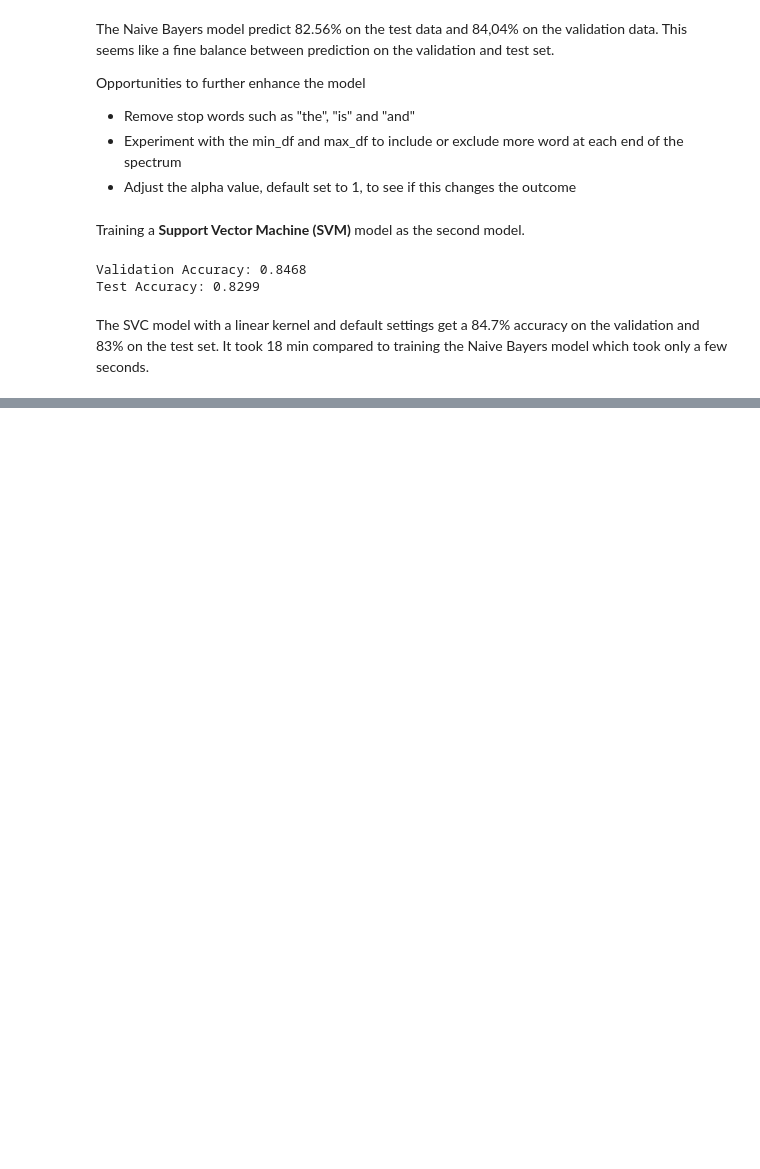
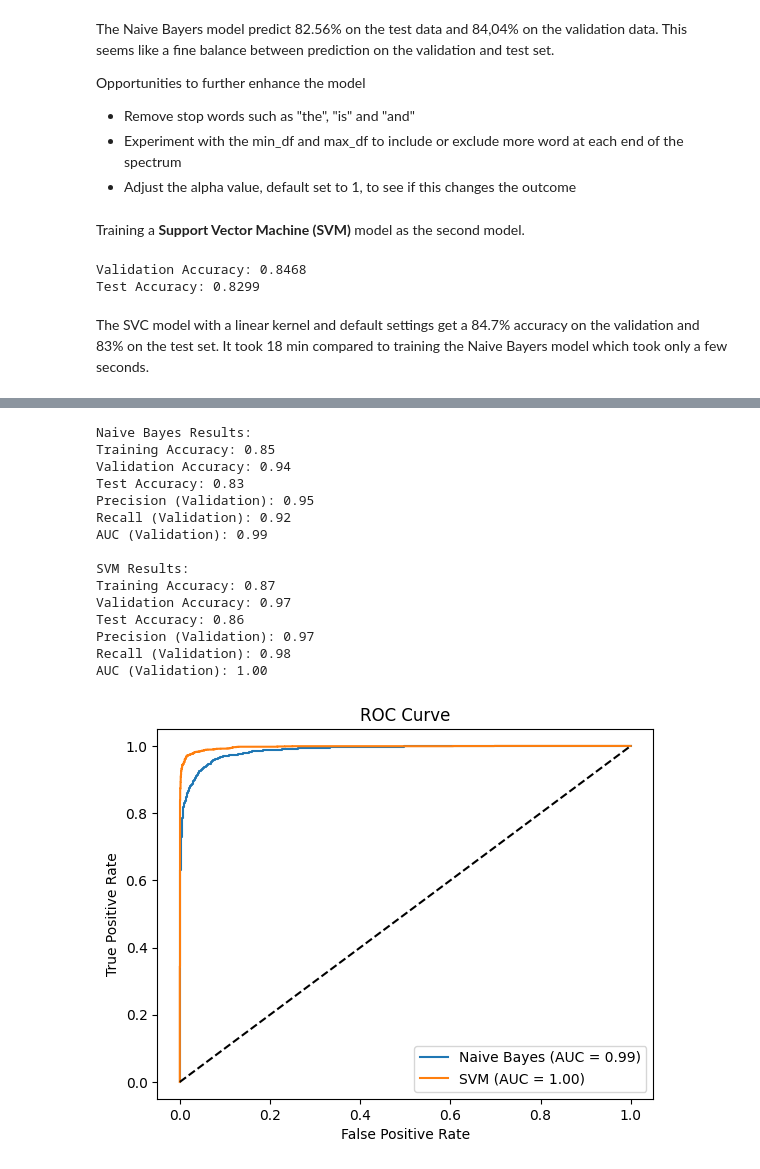
Before and after one commit to kennethelong/firstPyhtonProject, a Jupyter notebook: Exam/Exercise_sheet_E24-3.ipynb, the cells around one changed output, grey strips where cells are left out. Saved outputs shown, nothing was run; the diff lists cells and outputs as text; code cells hidden in the pictures; blank space fills up the shorter version.

```diff
--- a/Exam/Exercise_sheet_E24-3.ipynb
+++ b/Exam/Exercise_sheet_E24-3.ipynb
@@ -442,45 +529,76 @@ best_svm = grid_svm.best_estimator_
 # %%
-## Not run yet
+## Evaluating the models on accuracy, precision, recall and ROC USING a validation set
 
-## Evaluating the models on accuracy, precision, recall and ROC
+from sklearn.metrics import accuracy_score, precision_score, recall_score, roc_curve, auc
+import matplotlib.pyplot as plt
 
-from sklearn.metrics import precision_score, recall_score, roc_curve, auc
+# Function to evaluate model performance
+def evaluate_model(y_train_true, y_train_pred, y_val_true, y_val_pred, y_test_true, y_test_pred, probs, model_name):
+    # Training Accuracy
+    train_accuracy = accuracy_score(y_train_true, y_train_pred)
 
-# Predictions for Naive Bayes
-nb_preds = best_nb.predict(reviews_test_tfidf_vec)
-nb_probs = best_nb.predict_proba(reviews_test_tfidf_vec)[:, 1]
+    # Validation Accuracy
+    val_accuracy = accuracy_score(y_val_true, y_val_pred)
 
-# Predictions for SVM
-svm_preds = best_svm.predict(reviews_test_tfidf_vec)
-svm_probs = best_svm.predict_proba(reviews_test_tfidf_vec)[:, 1]
+    # Test Accuracy
+    test_accuracy = accuracy_score(y_test_true, y_test_pred)
 
-# Calculate metrics
-def evaluate_model(y_true, y_pred, probs, model_name):
-    accuracy = accuracy_score(y_true, y_pred)
-    precision = precision_score(y_true, y_pred)
-    recall = recall_score(y_true, y_pred)
-    fpr, tpr, _ = roc_curve(y_true, probs)
+    # Precision, Recall, and AUC for Validation Data
+    precision = precision_score(y_val_true, y_val_pred)
+    recall = recall_score(y_val_true, y_val_pred)
+    fpr, tpr, _ = roc_curve(y_val_true, probs)
     roc_auc = auc(fpr, tpr)
 
     print(f"\n{model_name} Results:")
-    print(f"Accuracy: {accuracy:.2f}")
-    print(f"Precision: {precision:.2f}")
-    print(f"Recall: {recall:.2f}")
-    print(f"AUC: {roc_auc:.2f}")
+    print(f"Training Accuracy: {train_accuracy:.2f}")
+    print(f"Validation Accuracy: {val_accuracy:.2f}")
+    print(f"Test Accuracy: {test_accuracy:.2f}")
+    print(f"Precision (Validation): {precision:.2f}")
+    print(f"Recall (Validation): {recall:.2f}")
+    print(f"AUC (Validation): {roc_auc:.2f}")
 
     # Plot ROC Curve
     plt.plot(fpr, tpr, label=f'{model_name} (AUC = {roc_auc:.2f})')
     plt.xlabel("False Positive Rate")
     plt.ylabel("True Positive Rate")
     plt.title("ROC Curve")
     plt.legend()
 
 # Evaluate Naive Bayes
-evaluate_model(reviews_test.target, nb_preds, nb_probs, "Naive Bayes")
+nb_train_preds = best_nb.predict(reviews_train_tfidf_vec)
+nb_val_preds = best_nb.predict(reviews_val_tfidf_vec)
+nb_test_preds = best_nb.predict(reviews_test_tfidf_vec)
+nb_probs = best_nb.predict_proba(reviews_val_tfidf_vec)[:, 1]
+evaluate_model(
+    y_train, nb_train_preds, y_val, nb_val_preds, reviews_test.target, nb_test_preds, nb_probs, "Naive Bayes"
+)
 
 # Evaluate SVM
-evaluate_model(reviews_test.target, svm_preds, svm_probs, "SVM")
+svm_train_preds = best_svm.predict(reviews_train_tfidf_vec)
+svm_val_preds = best_svm.predict(reviews_val_tfidf_vec)
+svm_test_preds = best_svm.predict(reviews_test_tfidf_vec)
+svm_probs = best_svm.predict_proba(reviews_val_tfidf_vec)[:, 1]
+evaluate_model(
+    y_train, svm_train_preds, y_val, svm_val_preds, reviews_test.target, svm_test_preds, svm_probs, "SVM"
+)
 
 # Show ROC Curves
 plt.plot([0, 1], [0, 1], 'k--')  # Diagonal line for reference
 plt.show()
+# %% [output]
+Naive Bayes Results:
+Training Accuracy: 0.85
+Validation Accuracy: 0.94
+Test Accuracy: 0.83
+Precision (Validation): 0.95
+Recall (Validation): 0.92
+AUC (Validation): 0.99
+
+SVM Results:
+Training Accuracy: 0.87
+Validation Accuracy: 0.97
+Test Accuracy: 0.86
+Precision (Validation): 0.97
+Recall (Validation): 0.98
+AUC (Validation): 1.00
+[figure, added]
```
Also changed, not shown: parts of 18 cells of this notebook, 2 other files.
